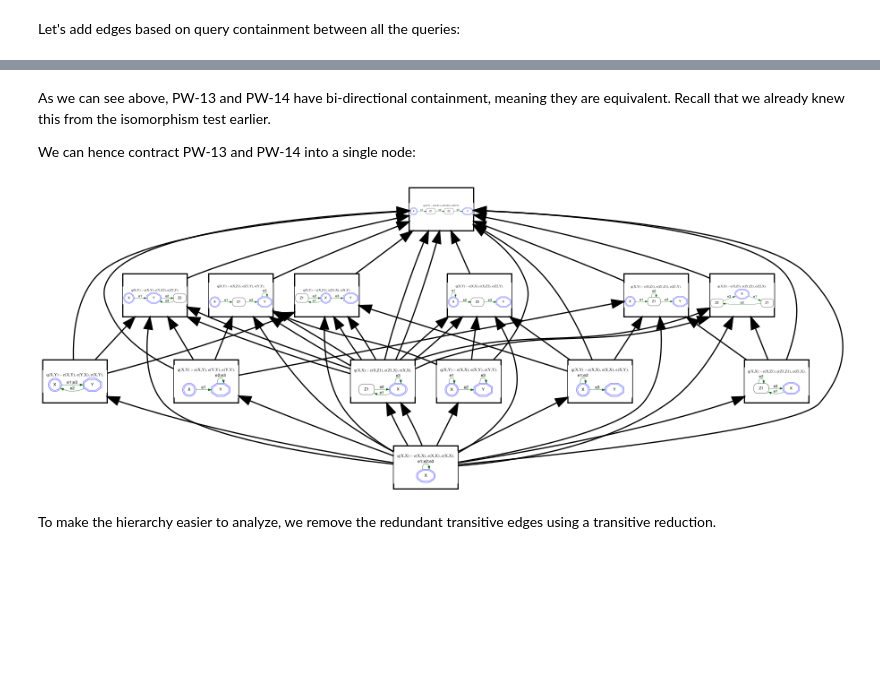
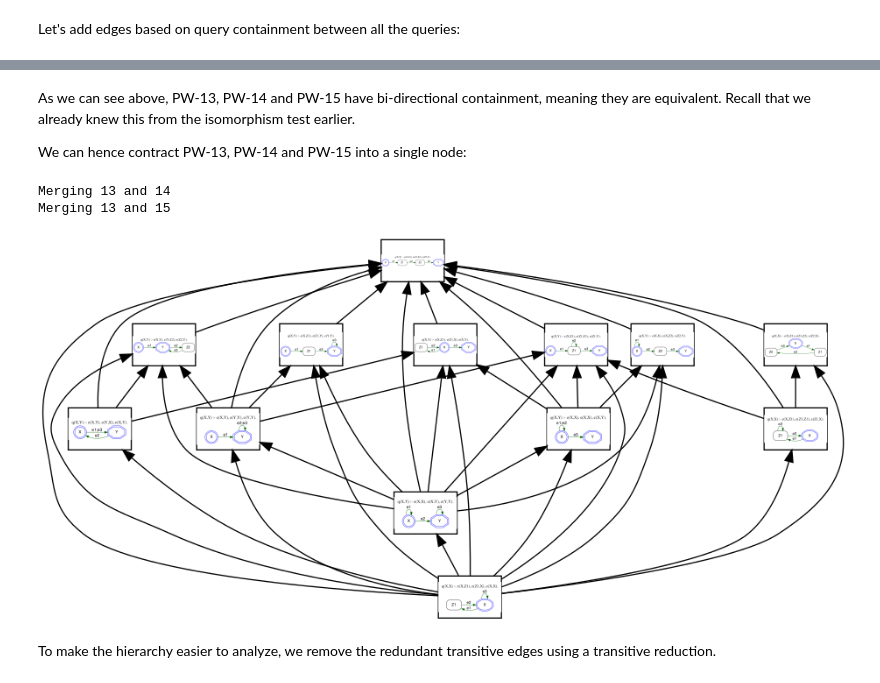
Before and after one commit to sahil1105/ASP-Public, a Jupyter notebook: Query Analysis/Query Analysis -- 3hop-Minimal.ipynb, the cells around one changed output, grey strips where cells are left out. Drawn from its saved outputs; the diff is of its cells as text; code cells hidden in the pictures; blank space fills up the shorter version.

```diff
--- a/Query Analysis/Query Analysis -- 3hop-Minimal.ipynb
+++ b/Query Analysis/Query Analysis -- 3hop-Minimal.ipynb
@@ -379,12 +372,24 @@ draw(g)
 # %% [markdown]
-As we can see above, PW-13 and PW-14 have bi-directional containment, meaning they are equivalent. Recall that we already knew this from the isomorphism test earlier.
+As we can see above, PW-13, PW-14 and PW-15 have bi-directional containment, meaning they are equivalent. Recall that we already knew this from the isomorphism test earlier.
 
-We can hence contract PW-13 and PW-14 into a single node:
+We can hence contract PW-13, PW-14 and PW-15 into a single node:
-# %%
-g = nx.contracted_nodes(g, 13, 14, self_loops=False)
-draw(g)
-# %% [output]
-[figure, removed]
+# %%
+keep_running = True
+
+while keep_running:
+    keep_running=False
+    for eu, ev in list(g.edges):
+        if (ev,eu) in list(g.edges):
+            print(f"Merging {eu} and {ev}")
+            g = nx.contracted_nodes(g, min(eu,ev), max(eu,ev), self_loops=False)
+            keep_running = True
+            break
+
+draw(g)
+# %% [output]
+Merging 13 and 14
+Merging 13 and 15
+[figure, added]
 # %% [markdown]
 To make the hierarchy easier to analyze, we remove the redundant transitive edges using a transitive reduction.
 # %%
```
Also changed, not shown: parts of 5 cells of this notebook, 2 other files.
